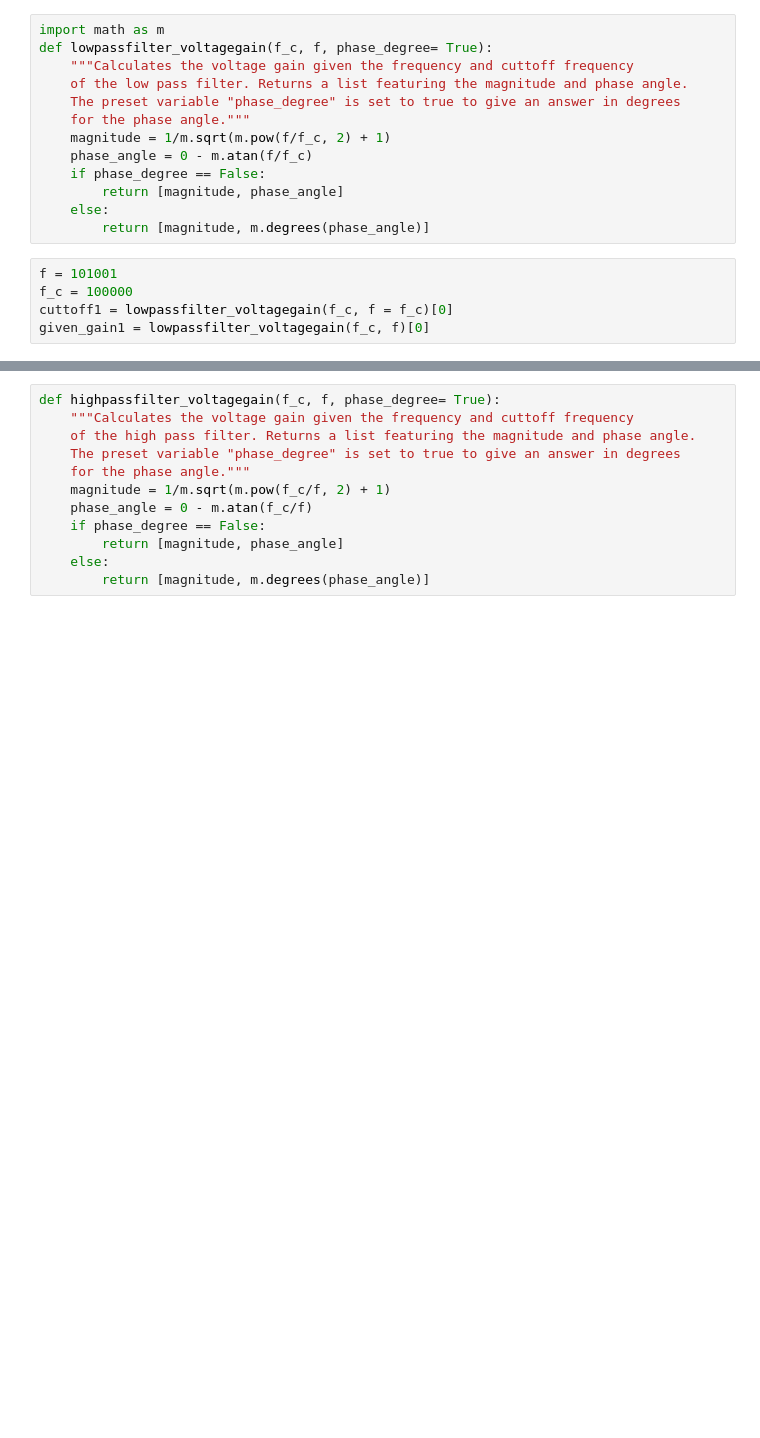
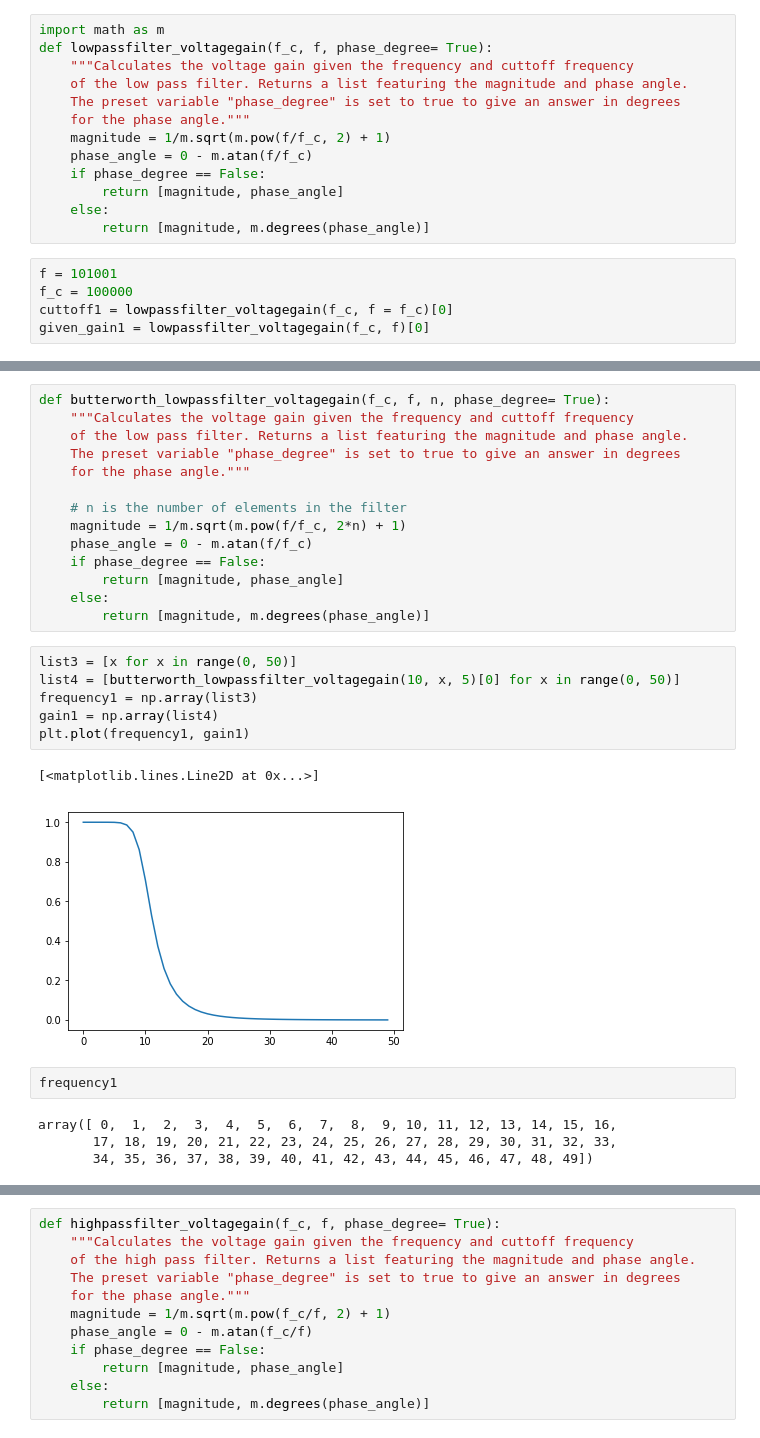
Before and after one commit to cbamedjonekou/cbamedjonekou.github.io, a Jupyter notebook: Labs/TCET 2102-D278 (Telecommunications) Lab 1-Filters Program.ipynb, the cells around one changed output, grey strips where cells are left out. Drawn from its saved outputs; the diff is of its cells as text; blank space fills up the shorter version.

```diff
--- a/Labs/TCET 2102-D278 (Telecommunications) Lab 1-Filters Program.ipynb
+++ b/Labs/TCET 2102-D278 (Telecommunications) Lab 1-Filters Program.ipynb
@@ -74,0 +95,29 @@ plt.plot(frequency, gain)
+# %%
+def butterworth_lowpassfilter_voltagegain(f_c, f, n, phase_degree= True):
+    """Calculates the voltage gain given the frequency and cuttoff frequency
+    of the low pass filter. Returns a list featuring the magnitude and phase angle.
+    The preset variable "phase_degree" is set to true to give an answer in degrees
+    for the phase angle."""
+
+    # n is the number of elements in the filter
+    magnitude = 1/m.sqrt(m.pow(f/f_c, 2*n) + 1)
+    phase_angle = 0 - m.atan(f/f_c)
+    if phase_degree == False:
+        return [magnitude, phase_angle]
+    else:
+        return [magnitude, m.degrees(phase_angle)]
+# %%
+list3 = [x for x in range(0, 50)]
+list4 = [butterworth_lowpassfilter_voltagegain(10, x, 5)[0] for x in range(0, 50)]
+frequency1 = np.array(list3)
+gain1 = np.array(list4)
+plt.plot(frequency1, gain1)
+# %% [output]
+[<matplotlib.lines.Line2D at 0x...>]
+[figure, added]
+# %%
+frequency1
+# %% [output]
+array([ 0,  1,  2,  3,  4,  5,  6,  7,  8,  9, 10, 11, 12, 13, 14, 15, 16,
+       17, 18, 19, 20, 21, 22, 23, 24, 25, 26, 27, 28, 29, 30, 31, 32, 33,
+       34, 35, 36, 37, 38, 39, 40, 41, 42, 43, 44, 45, 46, 47, 48, 49])
```
Also changed, not shown: parts of 13 cells of this notebook, 5 other files.
